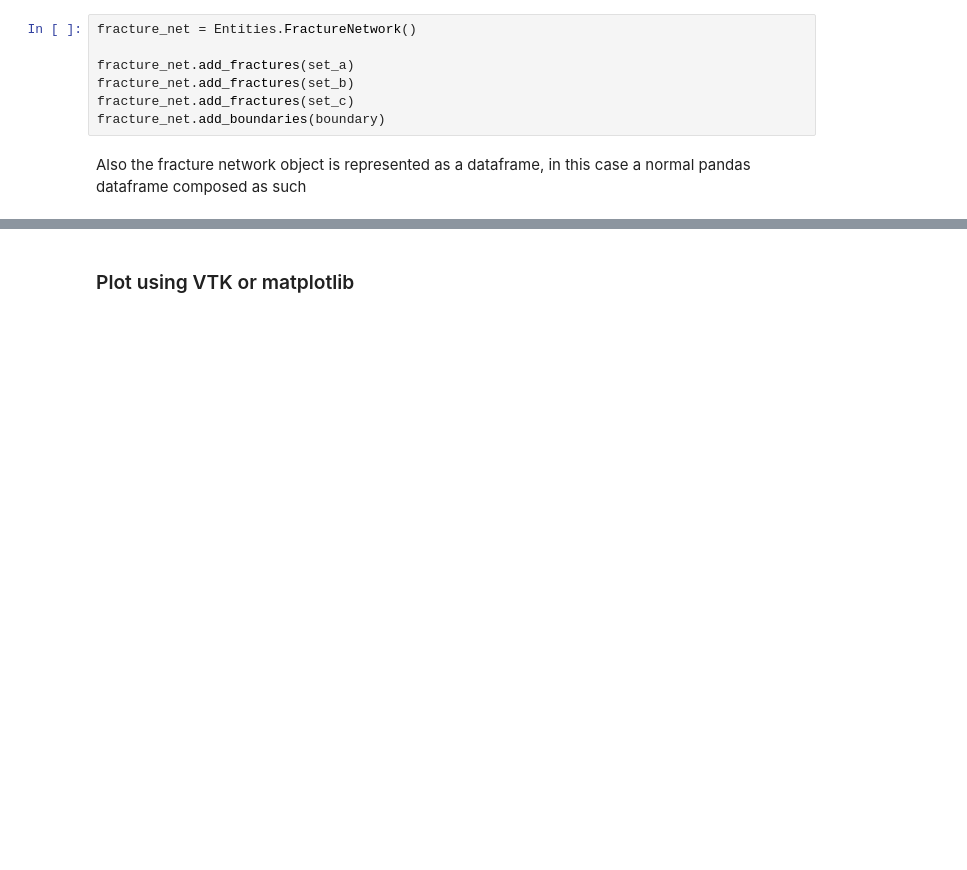
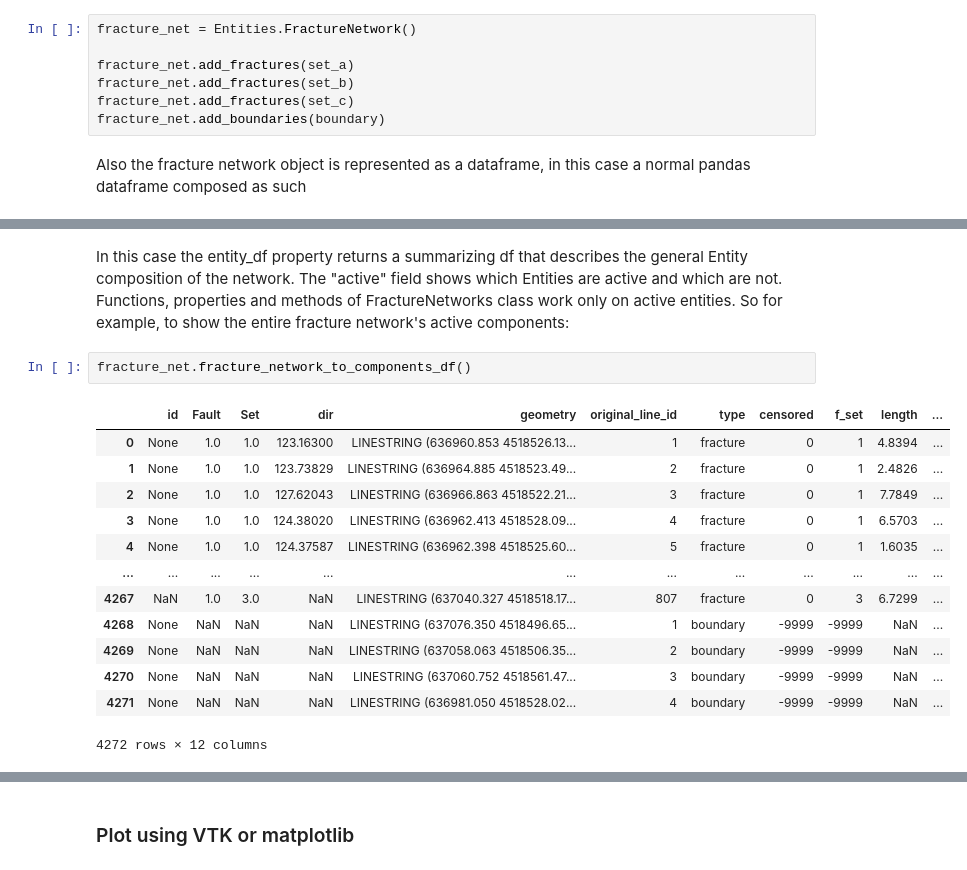
Before and after one commit to gecos-lab/FracAbility, a Jupyter notebook: docs/Tutorials/notebooks/1. Import and plot.ipynb, the cells around one changed output, grey strips where cells are left out. Saved outputs shown, nothing was run; the diff lists cells and outputs as text; blank space fills up the shorter version.

```diff
--- a/docs/Tutorials/notebooks/1. Import and plot.ipynb
+++ b/docs/Tutorials/notebooks/1. Import and plot.ipynb
@@ -62,0 +100,19 @@ fracture_net.entity_df
+# %% [markdown]
+In this case the entity_df property returns a summarizing df that describes the general Entity composition of the network. The "active" field shows which Entities are active and which are not. Functions, properties and methods of FractureNetworks class work only on active entities.
+So for example, to show the entire fracture network's active components:
+# %%
+fracture_net.fracture_network_to_components_df()
+# %% [output]
+|  | id | Fault | Set | dir | geometry | original_line_id | type | censored | f_set | length | ... |
+| 0 | None | 1.0 | 1.0 | 123.16300 | LINESTRING (636960.853 4518526.13... | 1 | fracture | 0 | 1 | 4.8394 | ... |
+| 1 | None | 1.0 | 1.0 | 123.73829 | LINESTRING (636964.885 4518523.49... | 2 | fracture | 0 | 1 | 2.4826 | ... |
+| 2 | None | 1.0 | 1.0 | 127.62043 | LINESTRING (636966.863 4518522.21... | 3 | fracture | 0 | 1 | 7.7849 | ... |
+| 3 | None | 1.0 | 1.0 | 124.38020 | LINESTRING (636962.413 4518528.09... | 4 | fracture | 0 | 1 | 6.5703 | ... |
+| 4 | None | 1.0 | 1.0 | 124.37587 | LINESTRING (636962.398 4518525.60... | 5 | fracture | 0 | 1 | 1.6035 | ... |
+| ... | ... | ... | ... | ... | ... | ... | ... | ... | ... | ... | ... |
+| 4267 | NaN | 1.0 | 3.0 | NaN | LINESTRING (637040.327 4518518.17... | 807 | fracture | 0 | 3 | 6.7299 | ... |
+| 4268 | None | NaN | NaN | NaN | LINESTRING (637076.350 4518496.65... | 1 | boundary | -9999 | -9999 | NaN | ... |
+| 4269 | None | NaN | NaN | NaN | LINESTRING (637058.063 4518506.35... | 2 | boundary | -9999 | -9999 | NaN | ... |
+| 4270 | None | NaN | NaN | NaN | LINESTRING (637060.752 4518561.47... | 3 | boundary | -9999 | -9999 | NaN | ... |
+| 4271 | None | NaN | NaN | NaN | LINESTRING (636981.050 4518528.02... | 4 | boundary | -9999 | -9999 | NaN | ... |
+4272 rows × 12 columns
```
Also changed, not shown: parts of 13 cells of this notebook, 13 other files.
